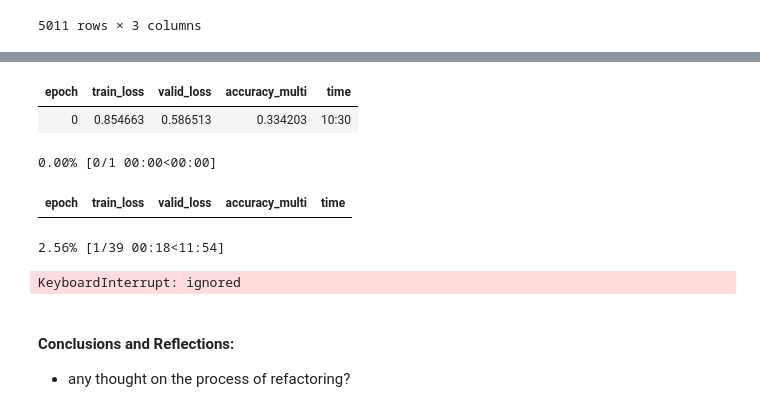
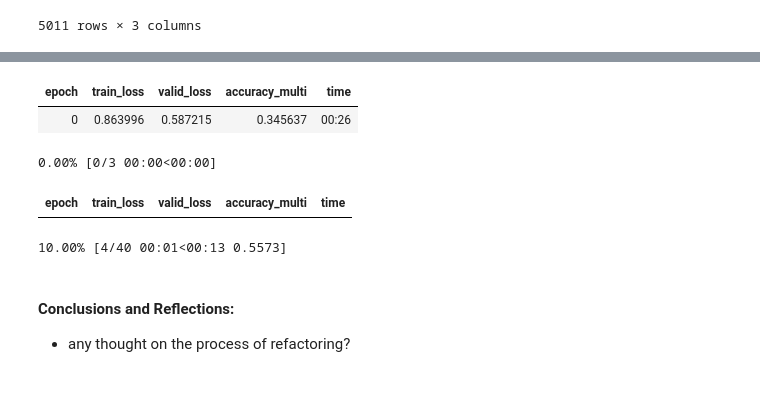
Before and after one commit to Aravinda89/fastai_bootcamp, a Jupyter notebook: Gayan_dl_201_cohort2_06_multicat.ipynb, the cells around one changed output, grey strips where cells are left out. Drawn from its saved outputs; the diff is of its cells as text; code cells hidden in the pictures.

```diff
--- a/Gayan_dl_201_cohort2_06_multicat.ipynb
+++ b/Gayan_dl_201_cohort2_06_multicat.ipynb
@@ -774,5 +775,5 @@ def accuracy_multi(inp, targ, thresh=0.5, sigmoid=True):
     return ((inp>thresh)==targ.bool()).float().mean()
 # %%
 learn = cnn_learner(dls, resnet50, metrics=partial(accuracy_multi, thresh=0.2))
-learn.fine_tune(1, base_lr=3e-3, freeze_epochs=1)
+learn.fine_tune(3, base_lr=3e-3, freeze_epochs=1)
 # %% [output]
@@ -779,9 +781,8 @@ learn.fine_tune(1, base_lr=3e-3, freeze_epochs=1)
 | epoch | train_loss | valid_loss | accuracy_multi | time |
-| 0 | 0.854663 | 0.586513 | 0.334203 | 10:30 |
+| 0 | 0.863996 | 0.587215 | 0.345637 | 00:26 |
-0.00% [0/1 00:00<00:00]
+0.00% [0/3 00:00<00:00]
 | epoch | train_loss | valid_loss | accuracy_multi | time |
-2.56% [1/39 00:18<11:54]
-KeyboardInterrupt: ignored
+10.00% [4/40 00:01<00:13 0.5573]
 # %% [markdown]
 #### Conclusions and Reflections:
 - any thought on the process of refactoring?
```
Also changed, not shown: parts of 7 cells of this notebook.
